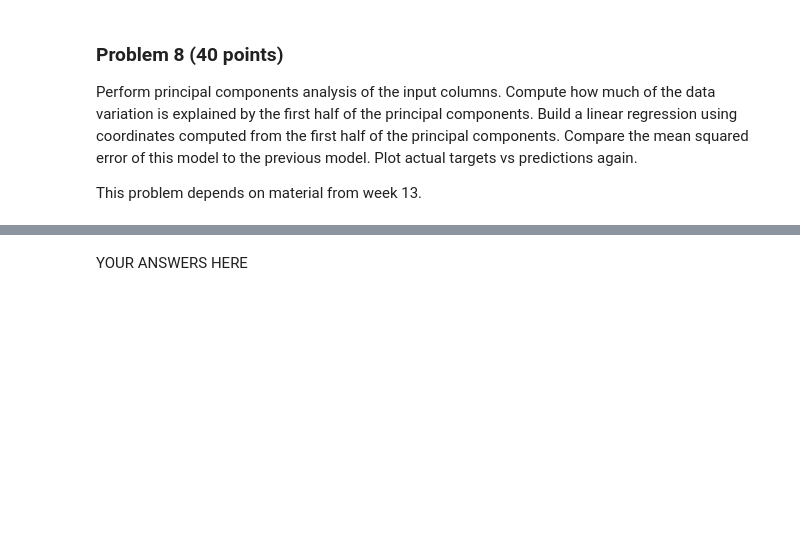
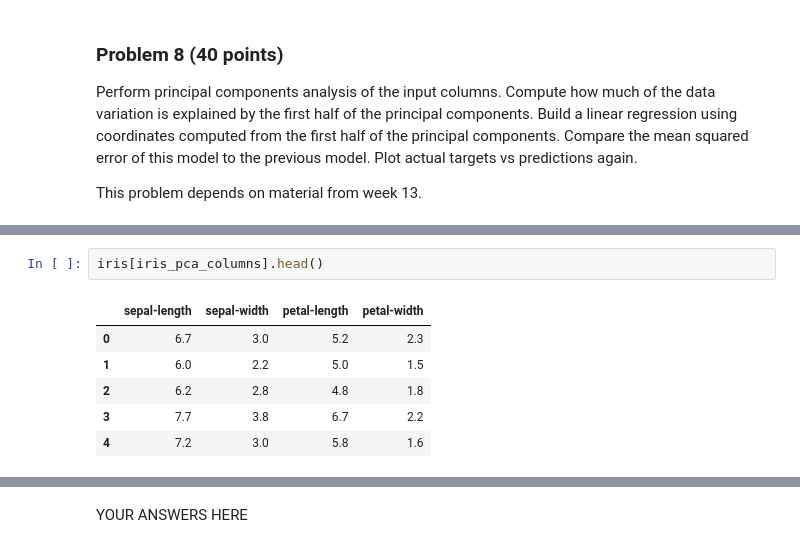
Before and after one commit to manningdbu/dx601-project-Manning, a Jupyter notebook: final_project.ipynb, the cells around one changed output, grey strips where cells are left out. Cells and saved outputs as stored; diff of their text form; blank space fills up the shorter version.

```diff
--- a/final_project.ipynb
+++ b/final_project.ipynb
@@ -443,0 +465,9 @@ This problem depends on material from week 13.
+# %%
+iris[iris_pca_columns].head()
+# %% [output]
+|  | sepal-length | sepal-width | petal-length | petal-width |
+| 0 | 6.7 | 3.0 | 5.2 | 2.3 |
+| 1 | 6.0 | 2.2 | 5.0 | 1.5 |
+| 2 | 6.2 | 2.8 | 4.8 | 1.8 |
+| 3 | 7.7 | 3.8 | 6.7 | 2.2 |
+| 4 | 7.2 | 3.0 | 5.8 | 1.6 |
```
Also changed, not shown: parts of 13 cells of this notebook.
